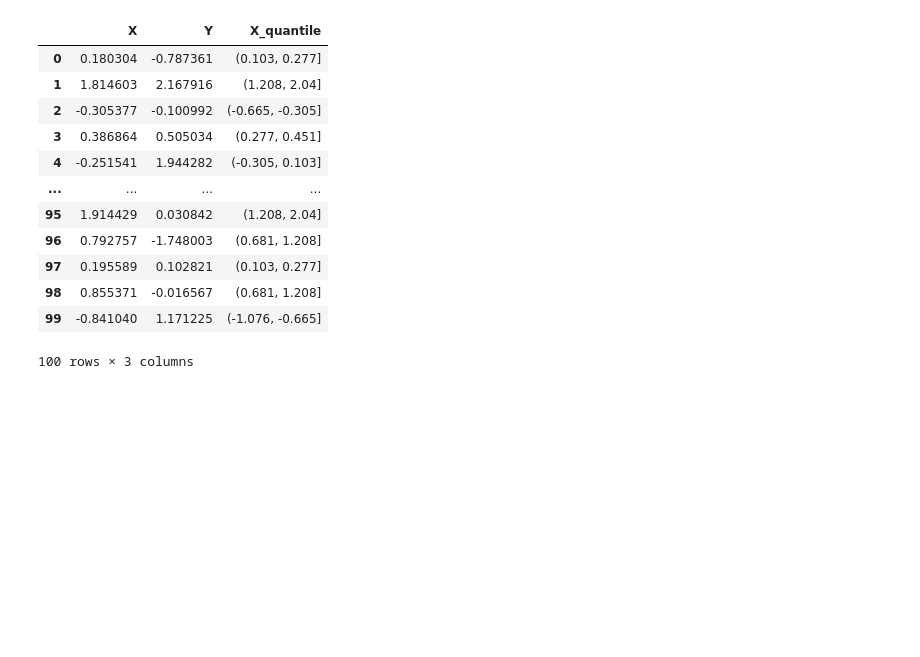
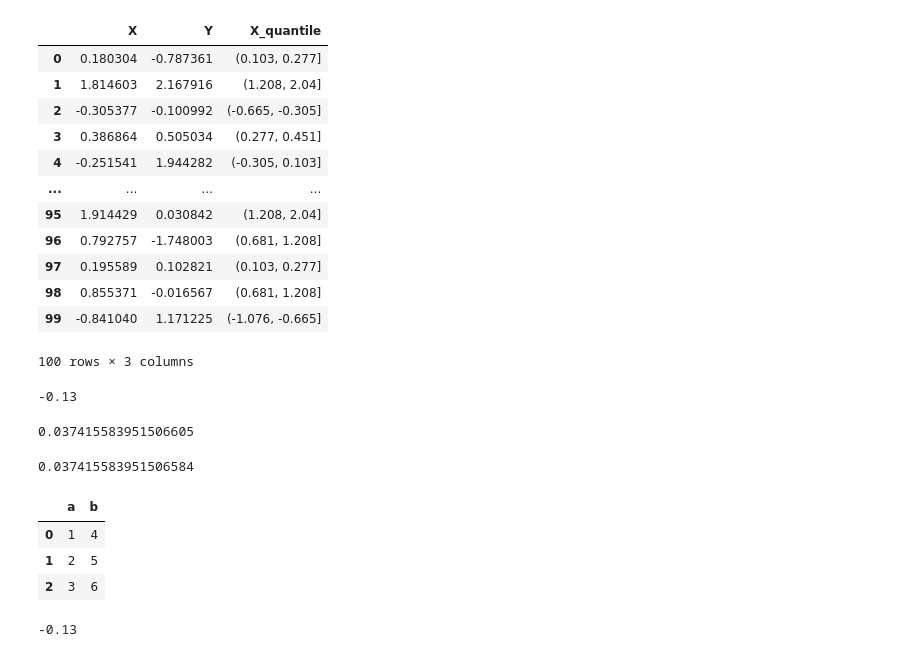
Before and after one commit to binweiyan/code, a Jupyter notebook: Untitled-1.ipynb, the cells around one changed output. Saved outputs shown, nothing was run; the diff lists cells and outputs as text; code cells hidden in the pictures; blank space fills up the shorter version.

```diff
--- a/Untitled-1.ipynb
+++ b/Untitled-1.ipynb
@@ -488,3 +488,20 @@ def sortdays(days):
 | 98 | 0.855371 | -0.016567 | (0.681, 1.208] |
 | 99 | -0.841040 | 1.171225 | (-1.076, -0.665] |
 100 rows × 3 columns
+# %%
+#test corrcoef
+a = np.random.normal(size = (100))
+b = np.random.normal(size = (100))
+
+b = b
+np.corrcoef(a, b)[0, 1]
+# %% [output]
+-0.13
+# %%
+sum(a*b)/np.sqrt(sum(a**2)*sum(b**2))
+# %% [output]
+0.037415583951506605
+# %%
+sum(a*b)/ np.linalg.norm(a) / np.linalg.norm(b)
+# %% [output]
+0.037415583951506584
@@ -490,0 +516,9 @@ def sortdays(days):
+# %%
+#pd dataframe select two columns
+data = pd.DataFrame({'a': [1, 2, 3], 'b': [4, 5, 6], 'c': [7, 8, 9]})
+data[['a', 'b']]
+# %% [output]
+|  | a | b |
+| 0 | 1 | 4 |
+| 1 | 2 | 5 |
+| 2 | 3 | 6 |
@@ -490,0 +527,6 @@ def sortdays(days):
+# %%
+%precision %.2f
+np.set_printoptions(precision = 4)
+np.corrcoef(a, b)[0, 1]
+# %% [output]
+-0.13
```
Also changed, not shown: parts of 3 cells of this notebook, 1 other file.
